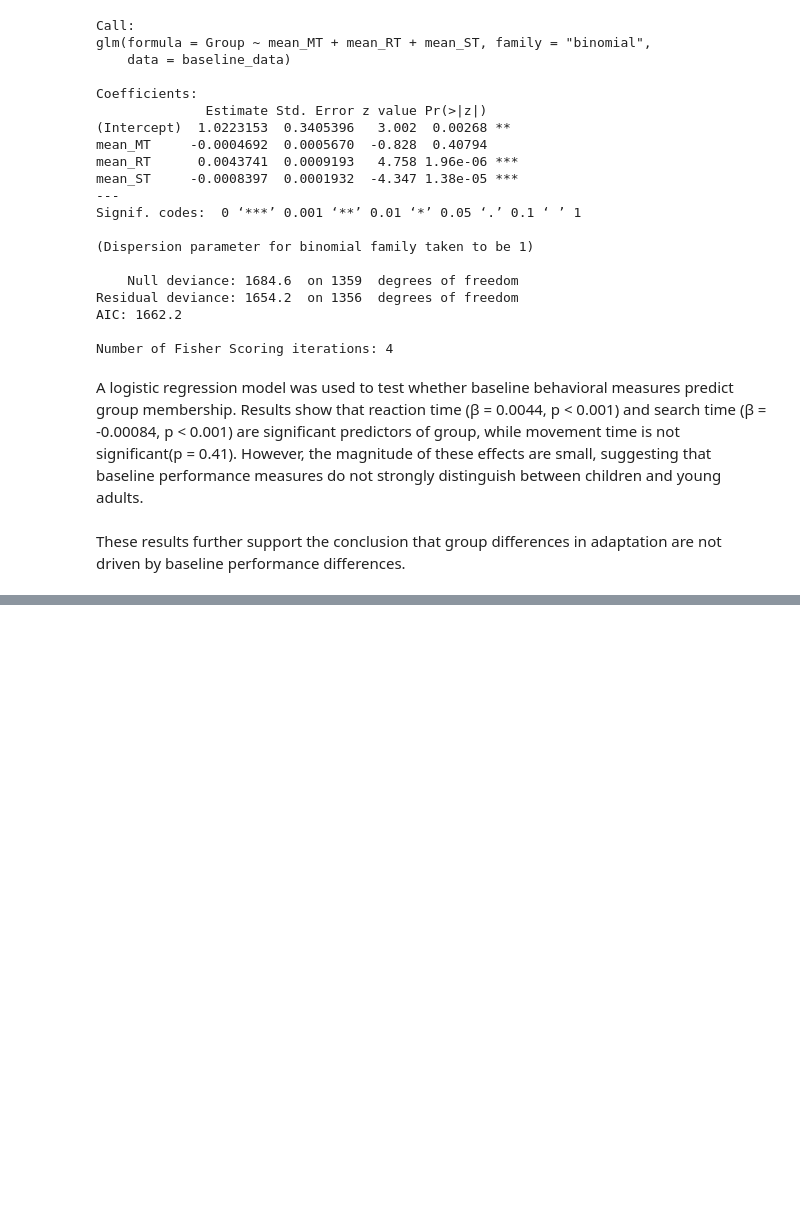
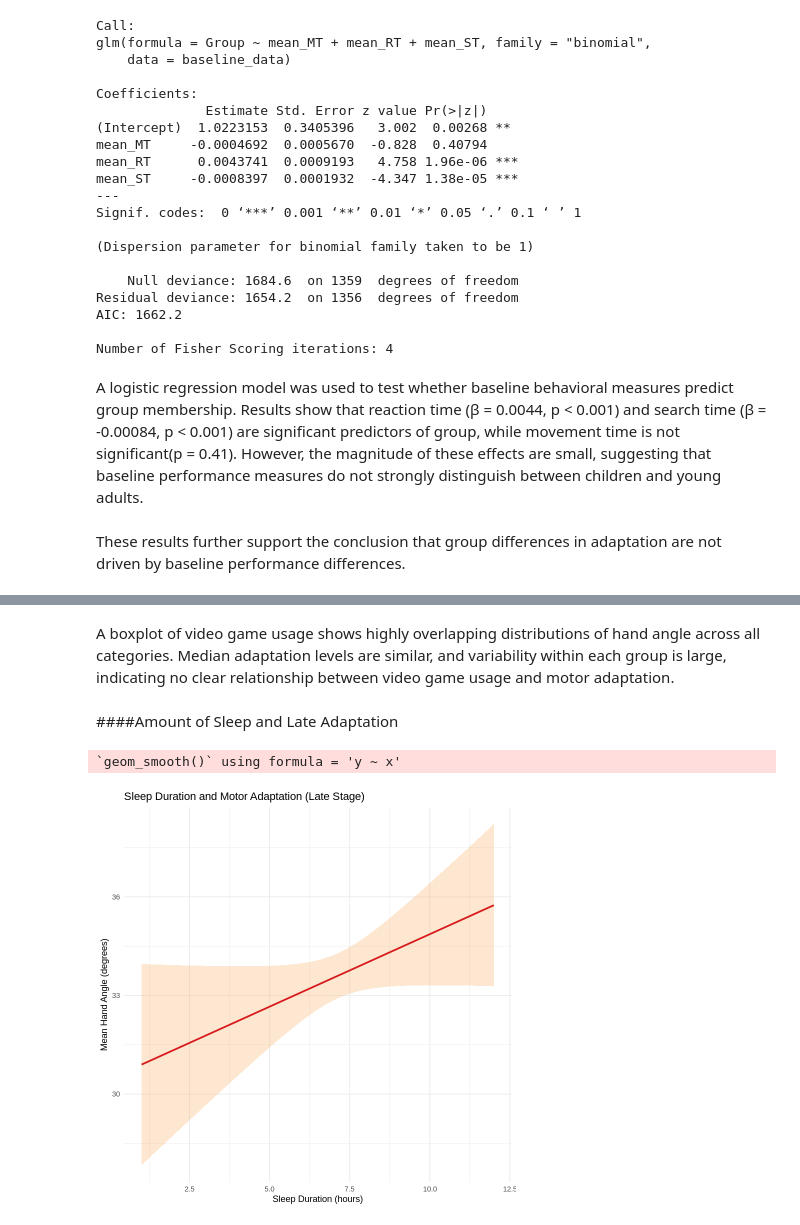
Before and after one commit to scelliot-cpu/Elliott_DSPN_26_FinalProject, a Jupyter notebook: Elliott_DSPN_S26_FinalProject.ipynb, the cells around one changed output, grey strips where cells are left out. Cells and saved outputs as stored; diff of their text form; code cells hidden in the pictures; blank space fills up the shorter version.

```diff
--- a/Elliott_DSPN_S26_FinalProject.ipynb
+++ b/Elliott_DSPN_S26_FinalProject.ipynb
@@ -562,0 +641,16 @@ These results further support the conclusion that group differences in adaptatio
+# %% [markdown]
+A boxplot of video game usage shows highly overlapping distributions of hand angle across all categories. Median adaptation levels are similar, and variability within each group is large, indicating no clear relationship between video game usage and motor adaptation.
+# %% [markdown]
+####Amount of Sleep and Late Adaptation
+# %%
+ggplot(late_data, aes(x = Sleep, y = mean_angle)) +
+  geom_smooth(method = "lm", color = "#D7191C", fill = "#FDAE61", alpha = 0.3) +
+  theme_minimal() +
+  labs(
+    title = "Sleep Duration and Motor Adaptation (Late Stage)",
+    x = "Sleep Duration (hours)",
+    y = "Mean Hand Angle (degrees)"
+  )
+# %% [output]
+`geom_smooth()` using formula = 'y ~ x'
+[figure, added]
```
Also changed, not shown: parts of 12 cells of this notebook.
